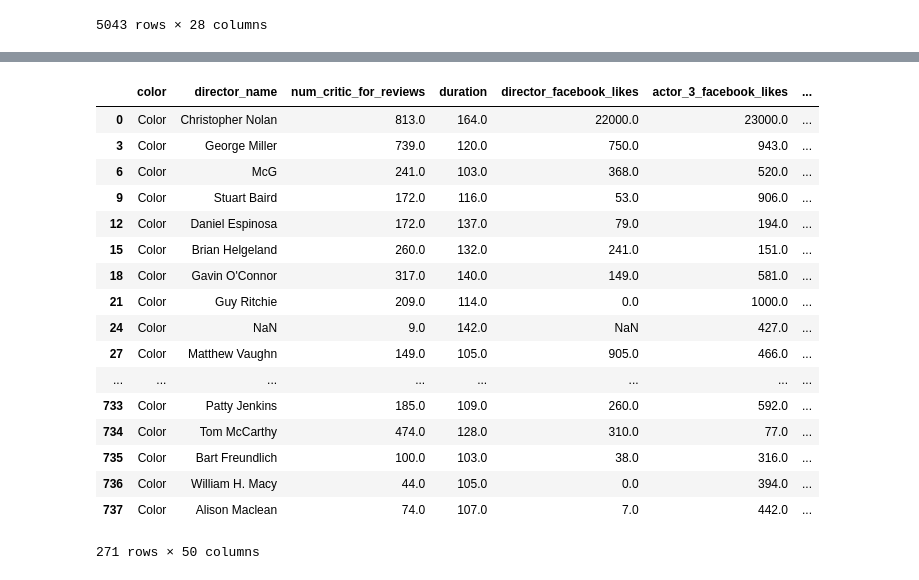
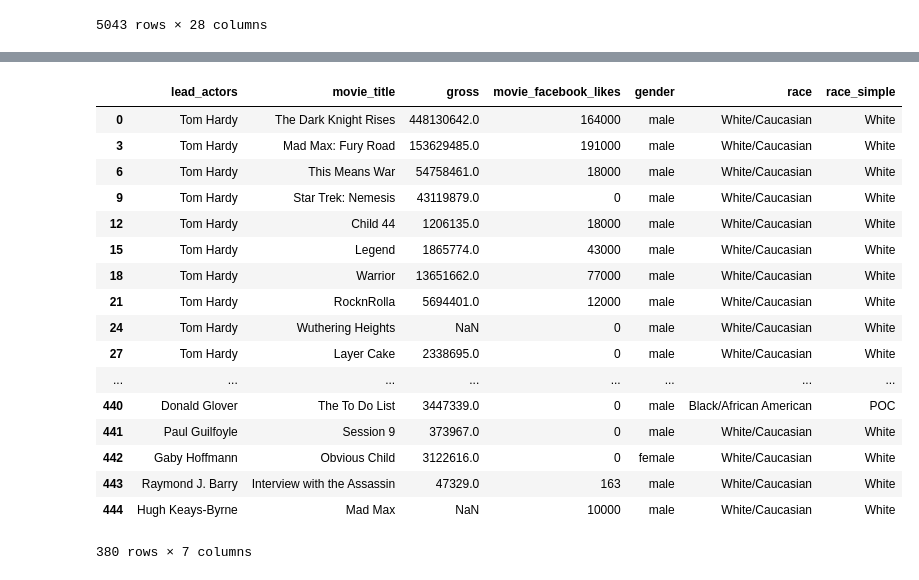
Before and after one commit to Data-Science-HTW/diversity-in-movies, a Jupyter notebook: Diversity in Movies.ipynb, the cells around one changed output, grey strips where cells are left out. Drawn from its saved outputs; the diff is of its cells as text; code cells hidden in the pictures.

Commit message:
Remove unnecessary columns before merging and removing duplicates

```diff
--- a/Diversity in Movies.ipynb
+++ b/Diversity in Movies.ipynb
@@ -52,10 +52,11 @@ biopics_dataframe = biopics_dataframe.rename(columns={'lead_actor_actress': 'lea
 # %%
 #Clean Up Part 1: Remove unnecessary columns
 #I think we should first eliminate unnecessary columns and then merge, this way the table is easier to look at
+movies_dataframe = movies_dataframe[['lead_actors','movie_title','gross','movie_facebook_likes']]
+actors_dataframe = actors_dataframe[['lead_actors','gender', 'race','race_simple']]
 # %%
 #Clean Up Part 2: Merge
-movies_dataframe_merged = movies_dataframe.merge(actors_dataframe,on='lead_actors').merge(biopics_dataframe,on='lead_actors')
-movies_dataframe_merged
+movies_dataframe_merged = movies_dataframe.merge(actors_dataframe,on='lead_actors')
 # Something doesn't seem to work. On the right part of the big table there are weird things happening:
 # Another director than at the start, other films? Somehow we can not merge the tables this way I think?
 # Or is this part not about movies but just the actors? Then we really need to get rid of most columns!
@@ -81,23 +84,24 @@ movies_dataframe_merged
 # %%
 #Clean Up Part 3: Remove duplicates
-movies_dataframe_noDuplicates = movies_dataframe_merged.drop_duplicates(subset=['director_name', 'duration', 'lead_actors', 'gross', 'actor_1_facebook_likes'], keep='first', inplace=False)
+#remove duplicates based on the movie – even though the actors are still duplicated but they worked on different projects with different gross
+movies_dataframe_noDuplicates = movies_dataframe_merged.drop_duplicates(subset=['movie_title'], keep='first', inplace=False)
 movies_dataframe_noDuplicates
 # %% [output]
-|  | color | director_name | num_critic_for_reviews | duration | director_facebook_likes | actor_3_facebook_likes | ... |
-| 0 | Color | Christopher Nolan | 813.0 | 164.0 | 22000.0 | 23000.0 | ... |
-| 3 | Color | George Miller | 739.0 | 120.0 | 750.0 | 943.0 | ... |
-| 6 | Color | McG | 241.0 | 103.0 | 368.0 | 520.0 | ... |
-| 9 | Color | Stuart Baird | 172.0 | 116.0 | 53.0 | 906.0 | ... |
-| 12 | Color | Daniel Espinosa | 172.0 | 137.0 | 79.0 | 194.0 | ... |
-| 15 | Color | Brian Helgeland | 260.0 | 132.0 | 241.0 | 151.0 | ... |
-| 18 | Color | Gavin O'Connor | 317.0 | 140.0 | 149.0 | 581.0 | ... |
-| 21 | Color | Guy Ritchie | 209.0 | 114.0 | 0.0 | 1000.0 | ... |
-| 24 | Color | NaN | 9.0 | 142.0 | NaN | 427.0 | ... |
-| 27 | Color | Matthew Vaughn | 149.0 | 105.0 | 905.0 | 466.0 | ... |
+|  | lead_actors | movie_title | gross | movie_facebook_likes | gender | race | race_simple |
+| 0 | Tom Hardy | The Dark Knight Rises | 448130642.0 | 164000 | male | White/Caucasian | White |
+| 3 | Tom Hardy | Mad Max: Fury Road | 153629485.0 | 191000 | male | White/Caucasian | White |
+| 6 | Tom Hardy | This Means War | 54758461.0 | 18000 | male | White/Caucasian | White |
+| 9 | Tom Hardy | Star Trek: Nemesis | 43119879.0 | 0 | male | White/Caucasian | White |
+| 12 | Tom Hardy | Child 44 | 1206135.0 | 18000 | male | White/Caucasian | White |
+| 15 | Tom Hardy | Legend | 1865774.0 | 43000 | male | White/Caucasian | White |
+| 18 | Tom Hardy | Warrior | 13651662.0 | 77000 | male | White/Caucasian | White |
+| 21 | Tom Hardy | RocknRolla | 5694401.0 | 12000 | male | White/Caucasian | White |
+| 24 | Tom Hardy | Wuthering Heights | NaN | 0 | male | White/Caucasian | White |
+| 27 | Tom Hardy | Layer Cake | 2338695.0 | 0 | male | White/Caucasian | White |
 | ... | ... | ... | ... | ... | ... | ... | ... |
-| 733 | Color | Patty Jenkins | 185.0 | 109.0 | 260.0 | 592.0 | ... |
-| 734 | Color | Tom McCarthy | 474.0 | 128.0 | 310.0 | 77.0 | ... |
-| 735 | Color | Bart Freundlich | 100.0 | 103.0 | 38.0 | 316.0 | ... |
-| 736 | Color | William H. Macy | 44.0 | 105.0 | 0.0 | 394.0 | ... |
-| 737 | Color | Alison Maclean | 74.0 | 107.0 | 7.0 | 442.0 | ... |
+| 440 | Donald Glover | The To Do List | 3447339.0 | 0 | male | Black/African American | POC |
+| 441 | Paul Guilfoyle | Session 9 | 373967.0 | 0 | male | White/Caucasian | White |
+| 442 | Gaby Hoffmann | Obvious Child | 3122616.0 | 0 | female | White/Caucasian | White |
+| 443 | Raymond J. Barry | Interview with the Assassin | 47329.0 | 163 | male | White/Caucasian | White |
+| 444 | Hugh Keays-Byrne | Mad Max | NaN | 10000 | male | White/Caucasian | White |
-271 rows × 50 columns
+380 rows × 7 columns
```
Also changed, not shown: parts of 4 cells of this notebook.
